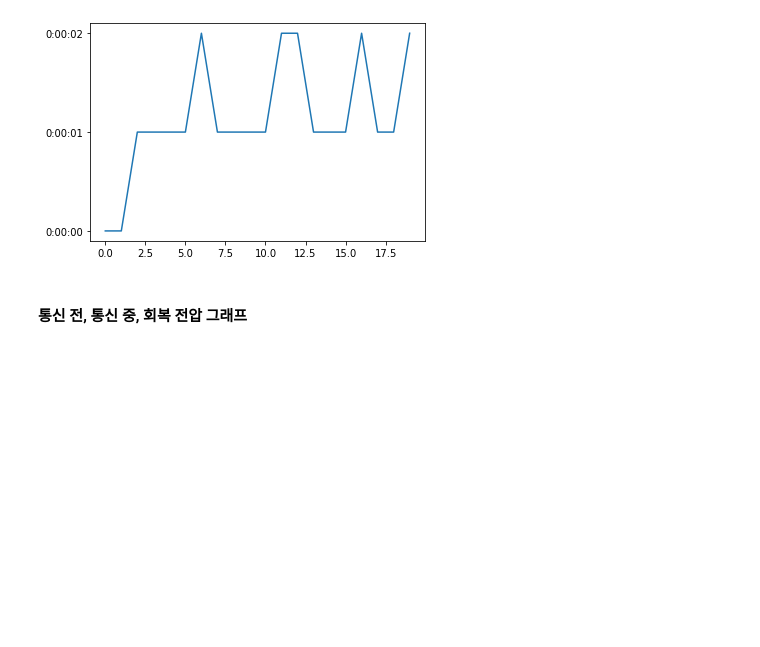
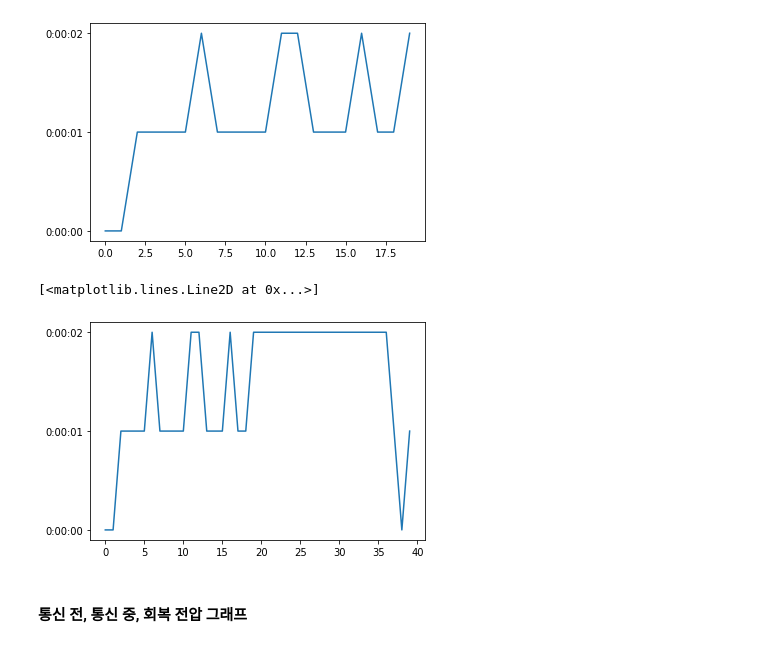
Before and after one commit to minD9it/Battery, a Jupyter notebook: DataAnalysis_v1.0.ipynb, the cells around one changed output. Drawn from its saved outputs; the diff is of its cells as text; code cells hidden in the pictures; blank space fills up the shorter version.

```diff
--- a/DataAnalysis_v1.0.ipynb
+++ b/DataAnalysis_v1.0.ipynb
@@ -158,6 +195,11 @@ plt.plot(re_time[:20])
 # %% [output]
 [<matplotlib.lines.Line2D at 0x...>]
 [figure]
+# %%
+plt.plot(re_time[:40])
+# %% [output]
+[<matplotlib.lines.Line2D at 0x...>]
+[figure, added]
 # %% [markdown]
 #### 통신 전, 통신 중, 회복 전압 그래프
 # %%
```
Also changed, not shown: parts of 11 cells of this notebook.
